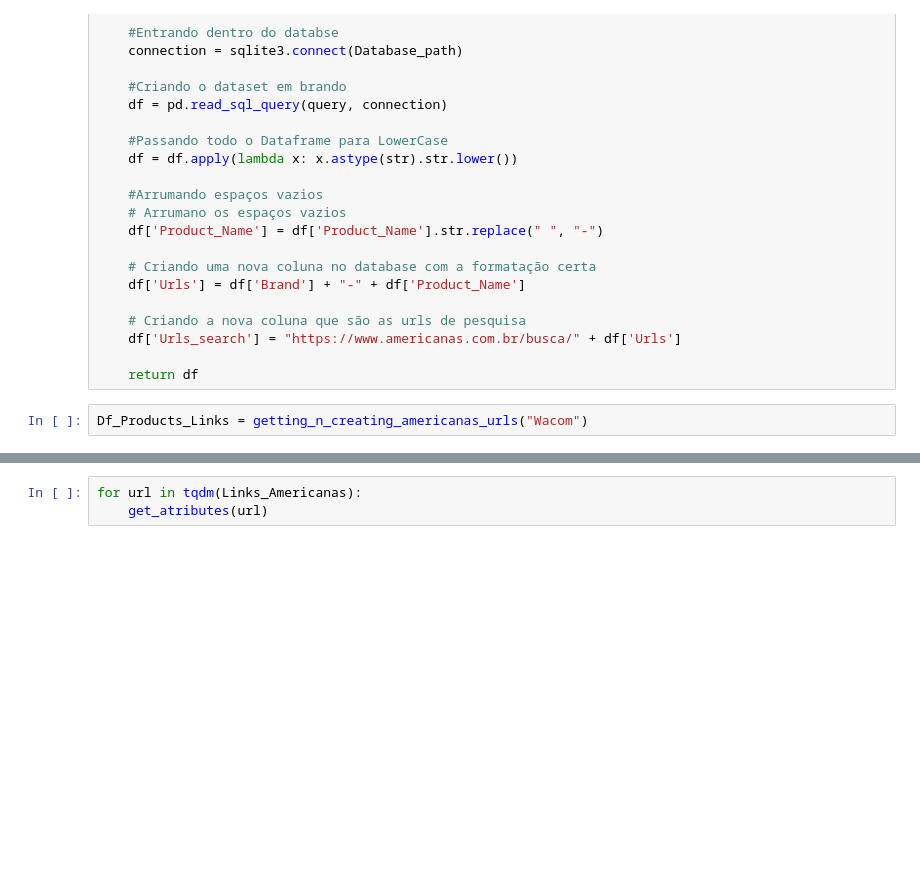
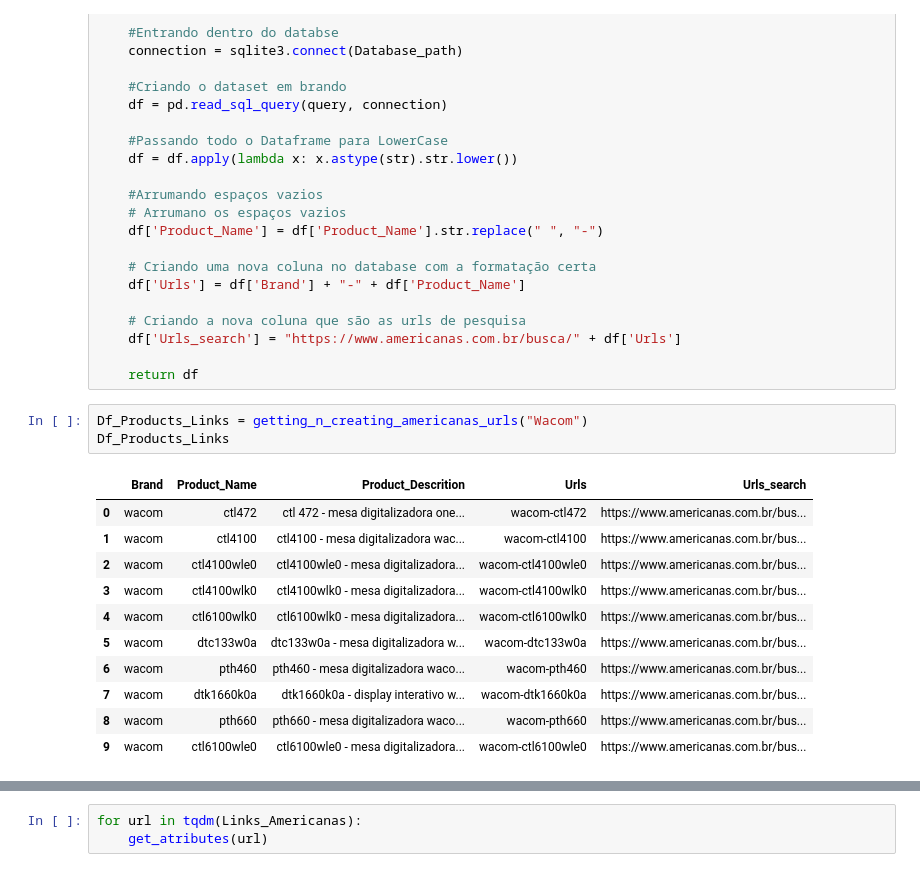
Before and after one commit to Turtle-BP/Turtle_app_0.1, a Jupyter notebook: Testes_Spiders/Americanas.ipynb, the cells around one changed output, grey strips where cells are left out. Saved outputs shown, nothing was run; the diff lists cells and outputs as text; blank space fills up the shorter version.

```diff
--- a/Testes_Spiders/Americanas.ipynb
+++ b/Testes_Spiders/Americanas.ipynb
@@ -70,6 +76,19 @@ def getting_n_creating_americanas_urls(brand):
     return df
 # %%
 Df_Products_Links = getting_n_creating_americanas_urls("Wacom")
+Df_Products_Links
+# %% [output]
+|  | Brand | Product_Name | Product_Descrition | Urls | Urls_search |
+| 0 | wacom | ctl472 | ctl 472 - mesa digitalizadora one... | wacom-ctl472 | https://www.americanas.com.br/bus... |
+| 1 | wacom | ctl4100 | ctl4100 - mesa digitalizadora wac... | wacom-ctl4100 | https://www.americanas.com.br/bus... |
+| 2 | wacom | ctl4100wle0 | ctl4100wle0 - mesa digitalizadora... | wacom-ctl4100wle0 | https://www.americanas.com.br/bus... |
+| 3 | wacom | ctl4100wlk0 | ctl4100wlk0 - mesa digitalizadora... | wacom-ctl4100wlk0 | https://www.americanas.com.br/bus... |
+| 4 | wacom | ctl6100wlk0 | ctl6100wlk0 - mesa digitalizadora... | wacom-ctl6100wlk0 | https://www.americanas.com.br/bus... |
+| 5 | wacom | dtc133w0a | dtc133w0a - mesa digitalizadora w... | wacom-dtc133w0a | https://www.americanas.com.br/bus... |
+| 6 | wacom | pth460 | pth460 - mesa digitalizadora waco... | wacom-pth460 | https://www.americanas.com.br/bus... |
+| 7 | wacom | dtk1660k0a | dtk1660k0a - display interativo w... | wacom-dtk1660k0a | https://www.americanas.com.br/bus... |
+| 8 | wacom | pth660 | pth660 - mesa digitalizadora waco... | wacom-pth660 | https://www.americanas.com.br/bus... |
+| 9 | wacom | ctl6100wle0 | ctl6100wle0 - mesa digitalizadora... | wacom-ctl6100wle0 | https://www.americanas.com.br/bus... |
 # %%
 def search_links(url):
     global Links_Americanas
```
Also changed, not shown: parts of 11 cells of this notebook, 18 other files.
